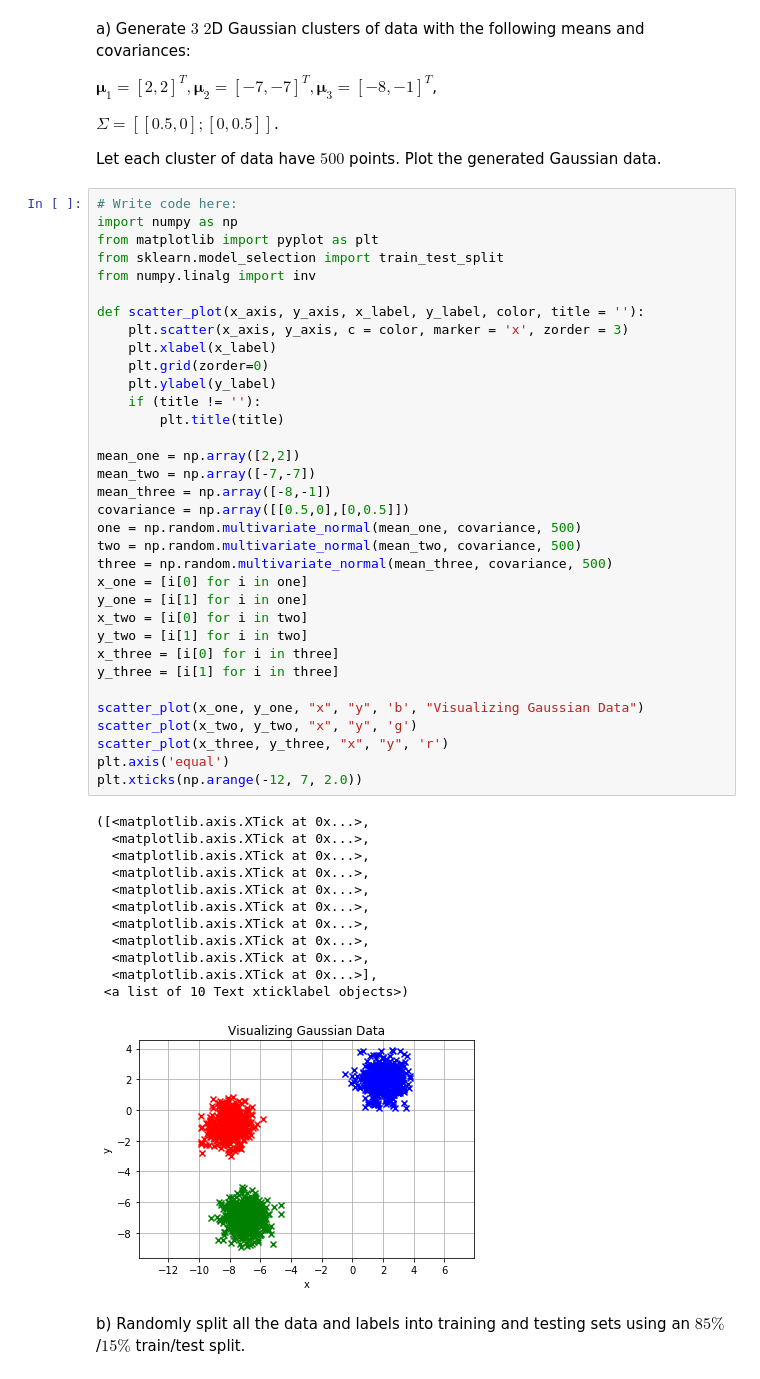
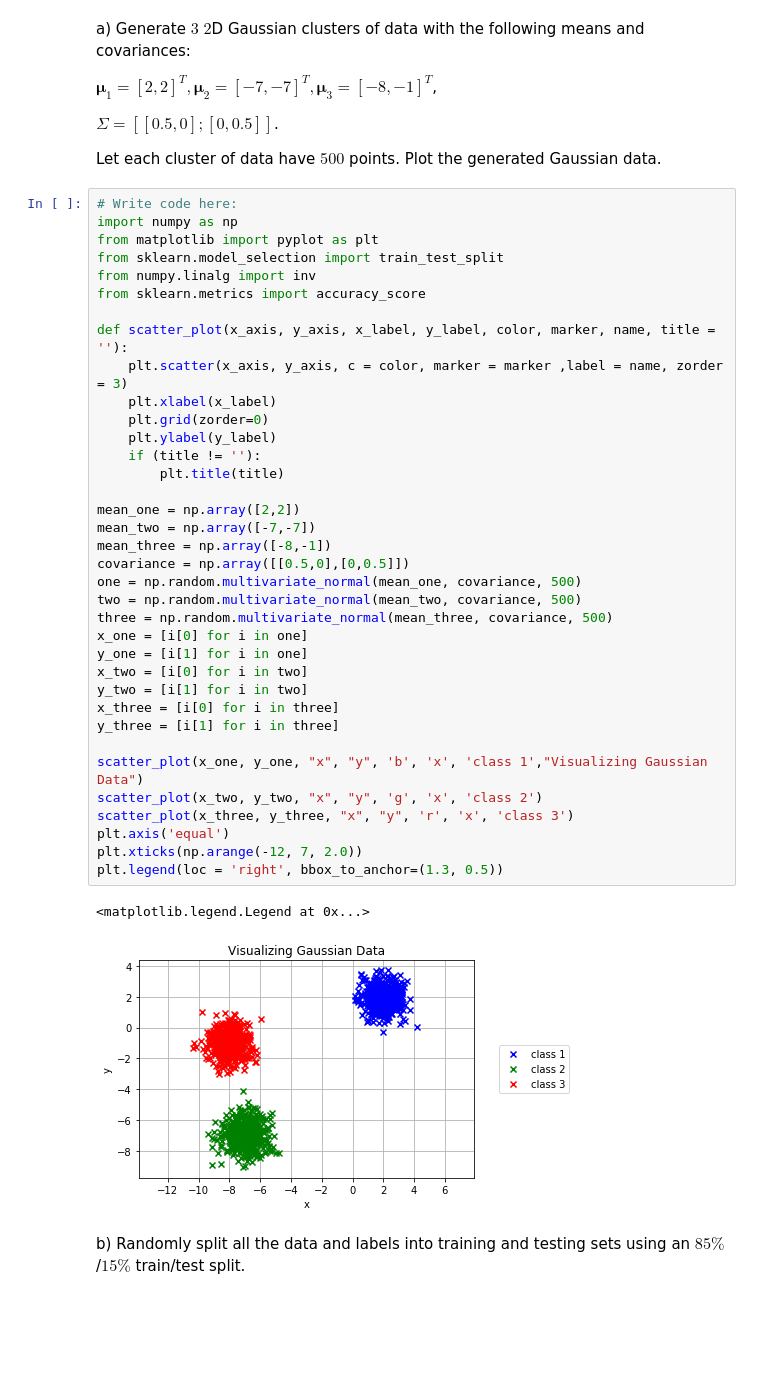
Before and after one commit to AtlasUnion/EC414, a Jupyter notebook: homework/hw4/HW4 - LDA and Logistic Regression 1.ipynb, the cells around one changed output. Saved outputs shown, nothing was run; the diff lists cells and outputs as text; blank space fills up the shorter version.

```diff
--- a/homework/hw4/HW4 - LDA and Logistic Regression 1.ipynb
+++ b/homework/hw4/HW4 - LDA and Logistic Regression 1.ipynb
@@ -39,49 +94,41 @@ Let each cluster of data have $500$ points. Plot the generated Gaussian data.
 # %%
 # Write code here:
 import numpy as np
 from matplotlib import pyplot as plt
 from sklearn.model_selection import train_test_split
 from numpy.linalg import inv
+from sklearn.metrics import accuracy_score
 
-def scatter_plot(x_axis, y_axis, x_label, y_label, color, title = ''):
-    plt.scatter(x_axis, y_axis, c = color, marker = 'x', zorder = 3)
+def scatter_plot(x_axis, y_axis, x_label, y_label, color, marker, name, title = ''):
+    plt.scatter(x_axis, y_axis, c = color, marker = marker ,label = name, zorder = 3)
     plt.xlabel(x_label)
     plt.grid(zorder=0)
     plt.ylabel(y_label)
     if (title != ''):
         plt.title(title)
 
 mean_one = np.array([2,2])
 mean_two = np.array([-7,-7])
 mean_three = np.array([-8,-1])
 covariance = np.array([[0.5,0],[0,0.5]])
 one = np.random.multivariate_normal(mean_one, covariance, 500)
 two = np.random.multivariate_normal(mean_two, covariance, 500)
 three = np.random.multivariate_normal(mean_three, covariance, 500)
 x_one = [i[0] for i in one]
 y_one = [i[1] for i in one]
 x_two = [i[0] for i in two]
 y_two = [i[1] for i in two]
 x_three = [i[0] for i in three]
 y_three = [i[1] for i in three]
 
-scatter_plot(x_one, y_one, "x", "y", 'b', "Visualizing Gaussian Data")
-scatter_plot(x_two, y_two, "x", "y", 'g')
-scatter_plot(x_three, y_three, "x", "y", 'r')
+scatter_plot(x_one, y_one, "x", "y", 'b', 'x', 'class 1',"Visualizing Gaussian Data")
+scatter_plot(x_two, y_two, "x", "y", 'g', 'x', 'class 2')
+scatter_plot(x_three, y_three, "x", "y", 'r', 'x', 'class 3')
 plt.axis('equal')
 plt.xticks(np.arange(-12, 7, 2.0))
+plt.legend(loc = 'right', bbox_to_anchor=(1.3, 0.5))
 # %% [output]
-([<matplotlib.axis.XTick at 0x...>,
-  <matplotlib.axis.XTick at 0x...>,
-  <matplotlib.axis.XTick at 0x...>,
-  <matplotlib.axis.XTick at 0x...>,
-  <matplotlib.axis.XTick at 0x...>,
-  <matplotlib.axis.XTick at 0x...>,
-  <matplotlib.axis.XTick at 0x...>,
-  <matplotlib.axis.XTick at 0x...>,
-  <matplotlib.axis.XTick at 0x...>,
-  <matplotlib.axis.XTick at 0x...>],
- <a list of 10 Text xticklabel objects>)
+<matplotlib.legend.Legend at 0x...>
-[figure, old version]
+[figure, new version]
 # %% [markdown]
 b) Randomly split all the data and labels into training and testing sets using an $85\%$/$15\%$  train/test split.
```
Also changed, not shown: parts of 12 cells of this notebook.
